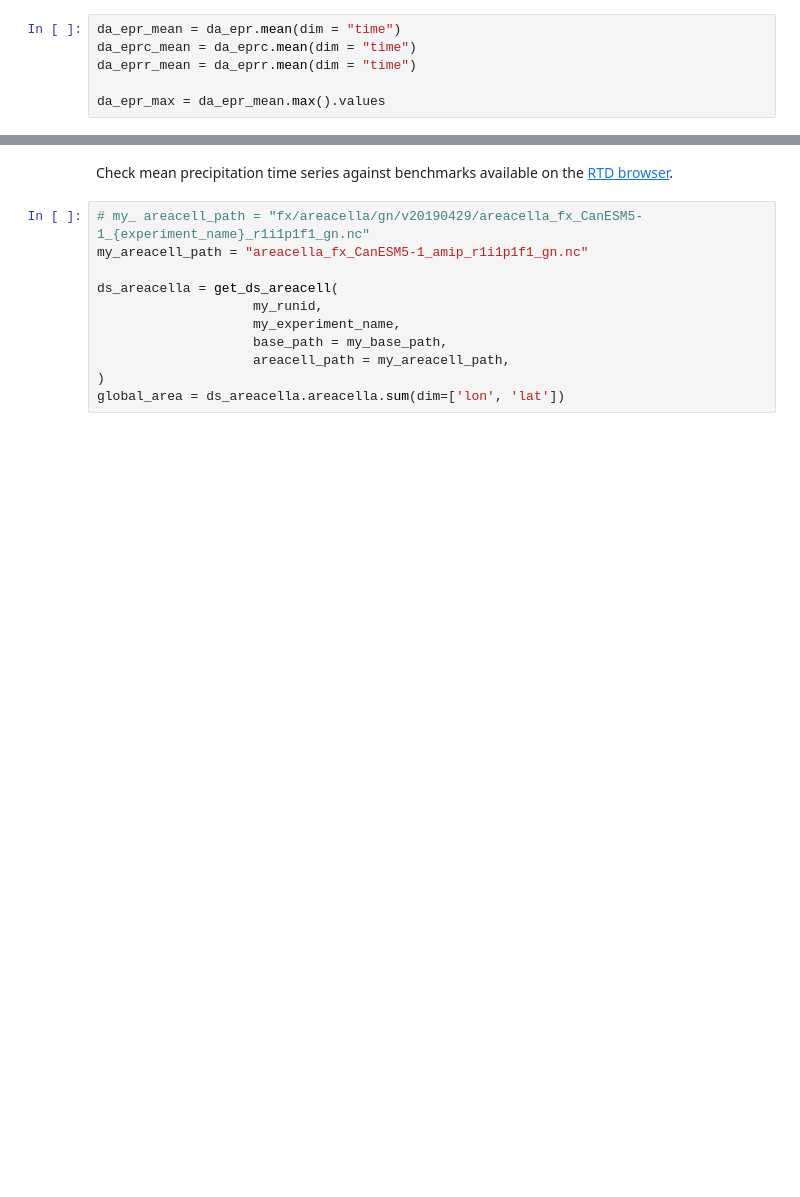
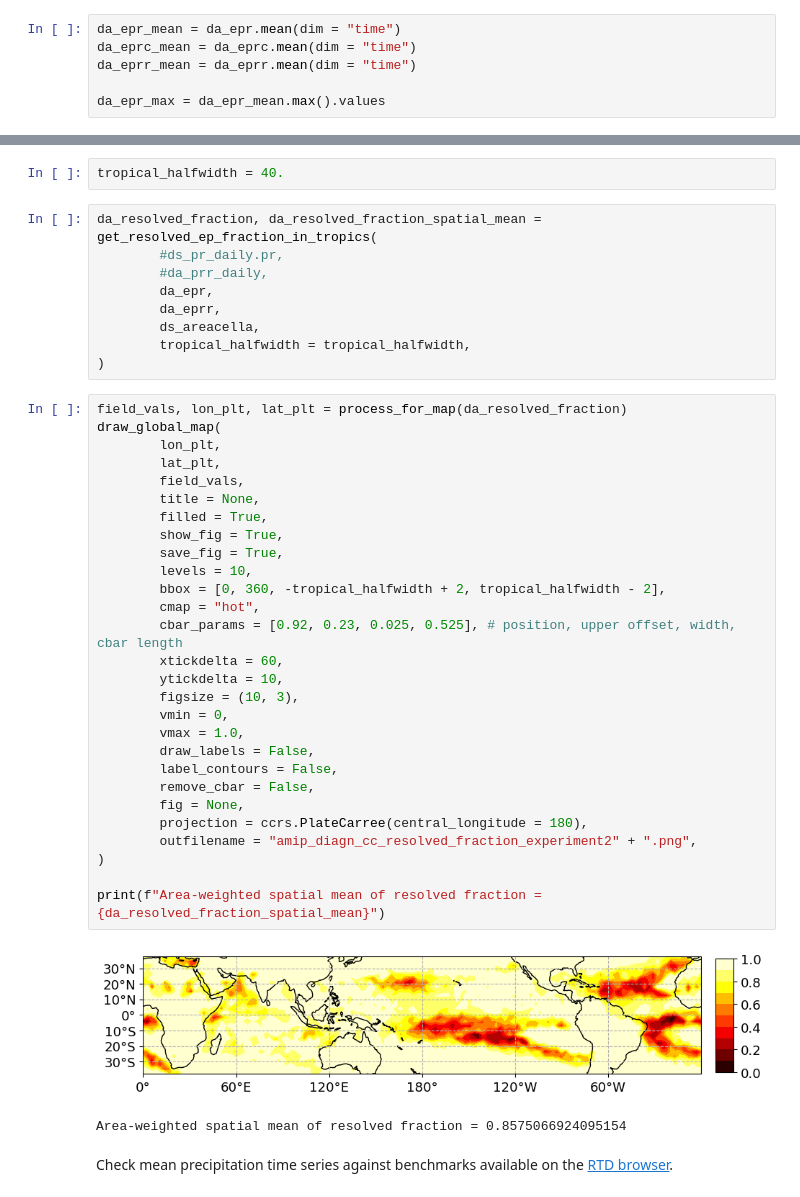
Before and after one commit to ageorgemorgan/epe-analysis, a Jupyter notebook: amip_test_epe.ipynb, the cells around one changed output, grey strips where cells are left out. Saved outputs shown, nothing was run; the diff lists cells and outputs as text; blank space fills up the shorter version.

```diff
--- a/amip_test_epe.ipynb
+++ b/amip_test_epe.ipynb
@@ -147,16 +164,47 @@ NameError: name 'da_eprr' is not defined
+# %%
+tropical_halfwidth = 40.
+# %%
+da_resolved_fraction, da_resolved_fraction_spatial_mean = get_resolved_ep_fraction_in_tropics(
+        #ds_pr_daily.pr,
+        #da_prr_daily,
+        da_epr,
+        da_eprr,
+        ds_areacella,
+        tropical_halfwidth = tropical_halfwidth,
+)
+# %%
+field_vals, lon_plt, lat_plt = process_for_map(da_resolved_fraction)
+draw_global_map(
+        lon_plt,
+        lat_plt,
+        field_vals,
+        title = None,
+        filled = True,
+        show_fig = True,
+        save_fig = True,
+        levels = 10,
+        bbox = [0, 360, -tropical_halfwidth + 2, tropical_halfwidth - 2],
+        cmap = "hot",
+        cbar_params = [0.92, 0.23, 0.025, 0.525], # position, upper offset, width, cbar length
+        xtickdelta = 60,
+        ytickdelta = 10,
+        figsize = (10, 3),
+        vmin = 0,
+        vmax = 1.0,
+        draw_labels = False,
+        label_contours = False,
+        remove_cbar = False,
+        fig = None,
+        projection = ccrs.PlateCarree(central_longitude = 180),
+        outfilename = "amip_diagn_cc_resolved_fraction_experiment2" + ".png",
+)
+
+print(f"Area-weighted spatial mean of resolved fraction = {da_resolved_fraction_spatial_mean}")
+# %% [output]
+[figure, added]
+Area-weighted spatial mean of resolved fraction = 0.8575066924095154
 # %% [markdown]
 Check mean precipitation time series against benchmarks available on the [RTD browser](http://206.12.97.61:8500/).
-# %%
-# my_ areacell_path = "fx/areacella/gn/v20190429/areacella_fx_CanESM5-1_{experiment_name}_r1i1p1f1_gn.nc"
-my_areacell_path = "areacella_fx_CanESM5-1_amip_r1i1p1f1_gn.nc"
-
-ds_areacella = get_ds_areacell(
-                    my_runid,
-                    my_experiment_name,
-                    base_path = my_base_path,
-                    areacell_path = my_areacell_path,
-)
-global_area = ds_areacella.areacella.sum(dim=['lon', 'lat'])
 # %%
 pr_gm = (ds_areacella.areacella * ds_pr_daily.pr).sum(dim=['lon', 'lat']) / global_area # Properly area weighted mean of rate of flux
 time_scale = 60*60*24 # Number of seconds in a day
```
Also changed, not shown: parts of 11 cells of this notebook, 2 other files.
